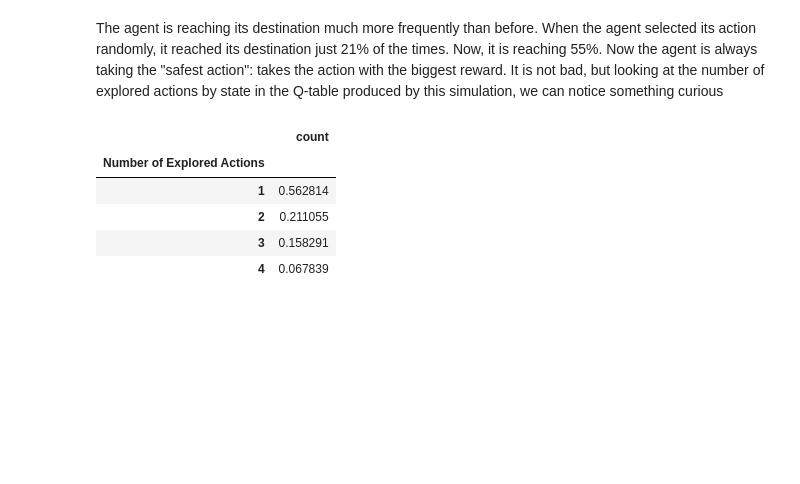
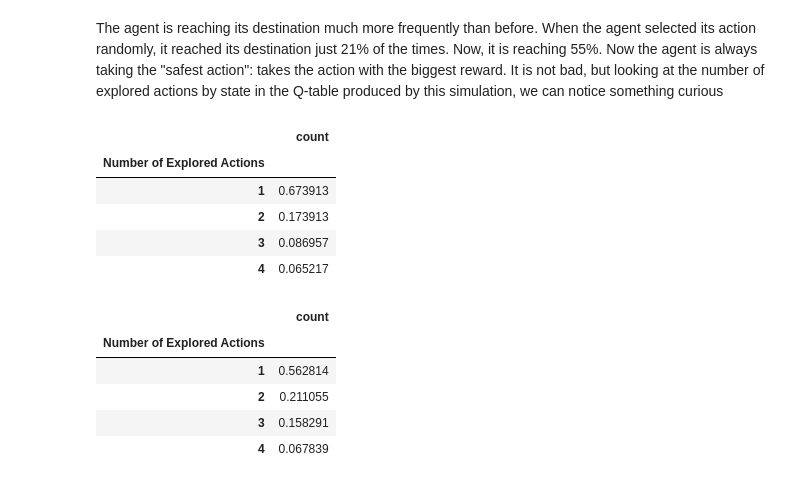
Before and after one commit to ucaiado/Smart_Cab, a Jupyter notebook: smart_cab.ipynb, the cells around one changed output. Cells and saved outputs as stored; diff of their text form; code cells hidden in the pictures; blank space fills up the shorter version.

```diff
--- a/smart_cab.ipynb
+++ b/smart_cab.ipynb
@@ -254,6 +270,21 @@ Counting of moves made:
 {'forward': 486, 'None': 411, 'right': 857, 'left': 463}
 # %% [markdown]
 The agent is reaching its destination much more frequently than before. When the agent selected its action randomly, it reached its destination just 21% of the times. Now, it is reaching 55%. Now the agent is always taking the "safest action":  takes the action with the biggest reward. It is not bad, but looking at the number of explored actions by state in the Q-table produced by this simulation, we can notice something curious
+# %%
+df_q_table = pd.read_csv('log/qtable2.txt', sep='\t')
+df_count = pd.DataFrame(4 - ((df_q_table.isnull())).sum(axis=1))
+df_count.columns= ['Number of Explored Actions']
+df_count['count'] = 1
+df_grouped = df_count.groupby('Number of Explored Actions').sum()
+df_grouped = df_grouped * 1. / df_grouped.sum()
+df_grouped
+# %% [output]
+|  | count |
+| Number of Explored Actions |  |
+| 1 | 0.673913 |
+| 2 | 0.173913 |
+| 3 | 0.086957 |
+| 4 | 0.065217 |
 # %%
 df_q_table = pd.read_csv('log/qtable.txt', sep='\t')
 df_count = pd.DataFrame(4 - ((df_q_table.isnull())).sum(axis=1))
```
Also changed, not shown: parts of 9 cells of this notebook, 7 other files.
